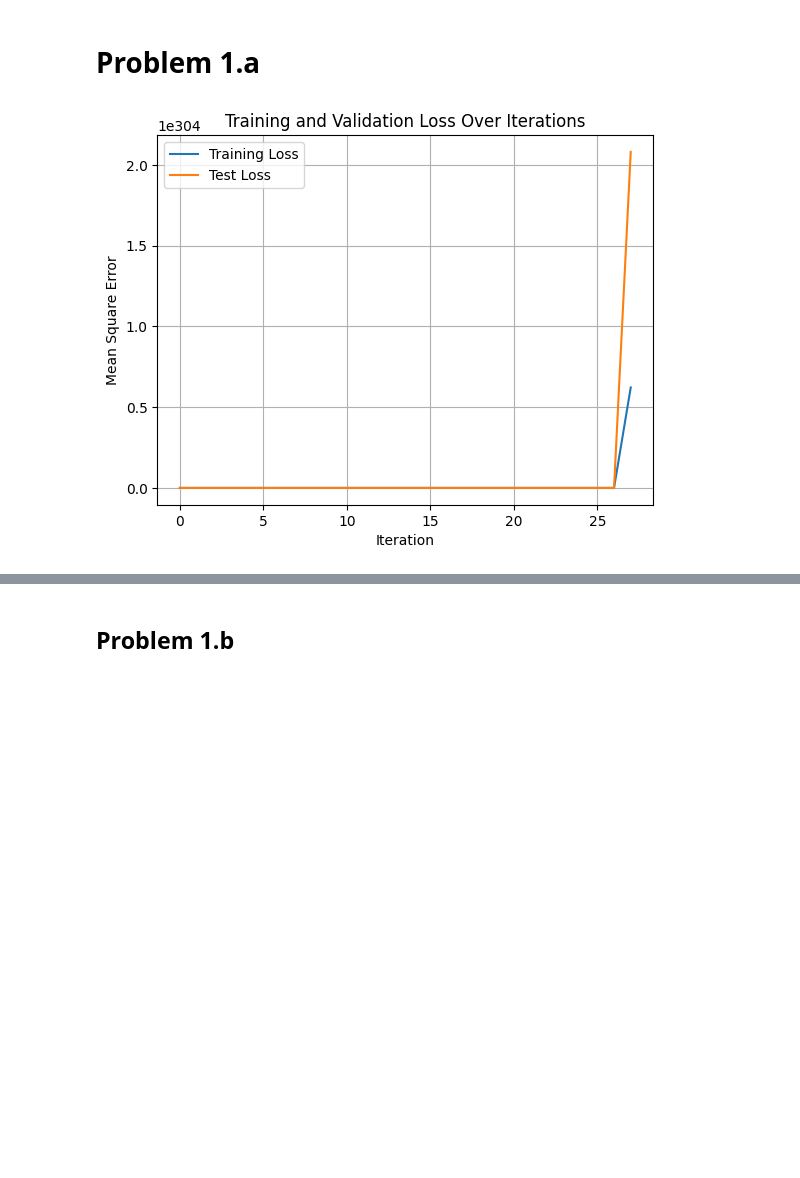
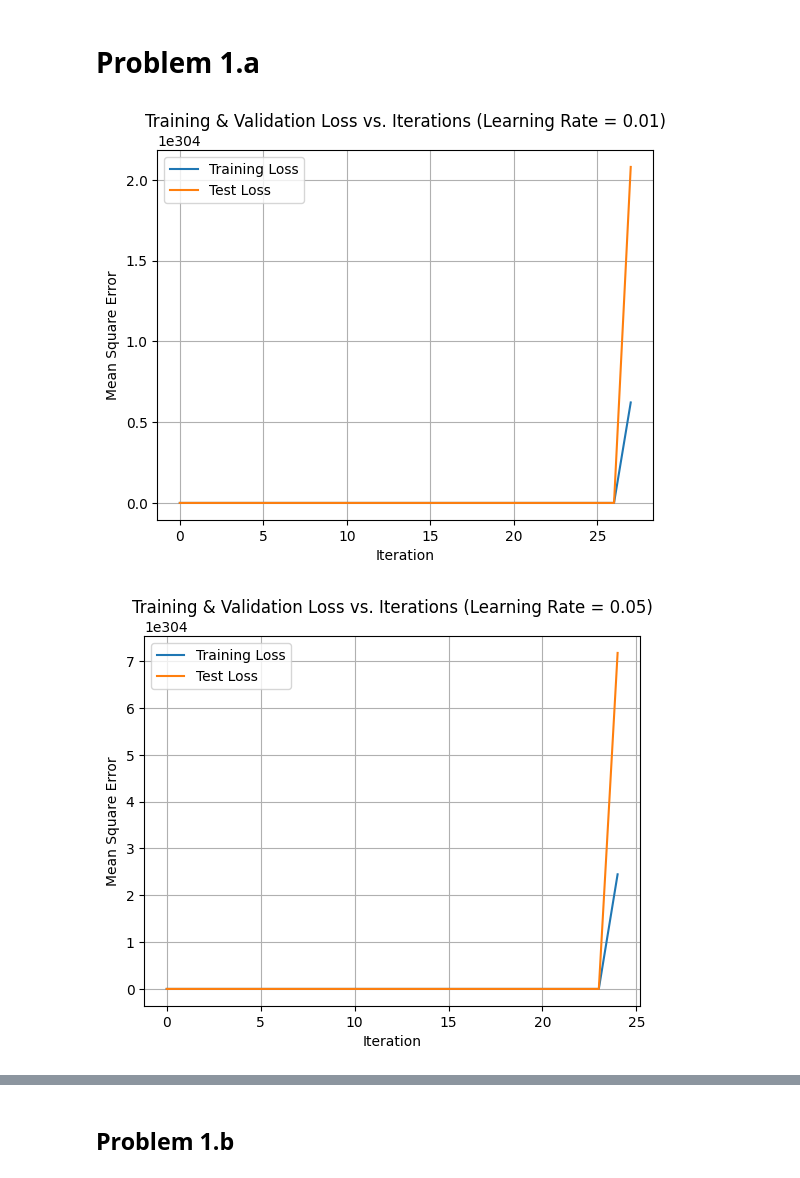
Before and after one commit to hburnt/Machine-Learning, a Jupyter notebook: intro_to_ml/Homework_2/Intro_to_ML_HW2_Problem1.ipynb, the cells around one changed output, grey strips where cells are left out. Saved outputs shown, nothing was run; the diff lists cells and outputs as text; code cells hidden in the pictures; blank space fills up the shorter version.

```diff
--- a/intro_to_ml/Homework_2/Intro_to_ML_HW2_Problem1.ipynb
+++ b/intro_to_ml/Homework_2/Intro_to_ML_HW2_Problem1.ipynb
@@ -75,24 +75,61 @@ def gradient_descent(inputs, outputs, theta, learningRate, iterations):
     data_loss[i] = trainingCostFunc(length, error)
 
   return theta, data_loss
-# %%
-#Calculating the gradient descent for 6 inputs without any pre-processing
-training_theta = np.zeros((6,1))
-learningRate = 0.01
-iterations = 1000
-
-training_theta, training_loss = gradient_descent(train_input, train_output, training_theta, learningRate, iterations)
-
-test_theta = np.zeros((6,1))
-test_theta, test_loss = gradient_descent(test_input, test_output, test_theta, learningRate, iterations)
-
-plt.grid(True)
-plt.plot(training_loss, label = 'Training Loss')
-plt.plot(test_loss, label = 'Test Loss')
-plt.xlabel("Iteration")
-plt.ylabel("Mean Square Error")
-plt.legend()
-plt.title("Training and Validation Loss Over Iterations")
-plt.show()
-# %% [output]
-[figure, removed]
+# %%
+#Calculating the gradient descent for 6 inputs without any pre-processing
+training_theta = np.zeros((6,1))
+test_theta = np.zeros((6,1))
+
+learningRate1 = 0.01
+learningRate2 = 0.05
+learningRate3 = 0.1
+iterations = 1500
+
+#------------------- For a learning rate of 0.01 ------------------- #
+training_theta, training_loss = gradient_descent(train_input, train_output, training_theta, learningRate1, iterations)
+test_theta, test_loss = gradient_descent(test_input, test_output, test_theta, learningRate1, iterations)
+
+plt.grid(True)
+plt.plot(training_loss, label = 'Training Loss')
+plt.plot(test_loss, label = 'Test Loss')
+plt.xlabel("Iteration")
+plt.ylabel("Mean Square Error")
+plt.legend()
+plt.title("Training & Validation Loss vs. Iterations (Learning Rate = 0.01)")
+plt.show()
+
+#------------------- For a learning rate of 0.05 ------------------- #
+training_theta = np.zeros((6,1))
+test_theta = np.zeros((6,1))
+
+training_theta, training_loss = gradient_descent(train_input, train_output, training_theta, learningRate2, iterations)
+test_theta, test_loss = gradient_descent(test_input, test_output, test_theta, learningRate2, iterations)
+
+
+plt.grid(True)
+plt.plot(training_loss, label = 'Training Loss')
+plt.plot(test_loss, label = 'Test Loss')
+plt.xlabel("Iteration")
+plt.ylabel("Mean Square Error")
+plt.legend()
+plt.title("Training & Validation Loss vs. Iterations (Learning Rate = 0.05)")
+plt.show()
+
+#------------------- For a learning rate of 0.1 ------------------- #
+training_theta = np.zeros((6,1))
+test_theta = np.zeros((6,1))
+
+training_theta, training_loss = gradient_descent(train_input, train_output, training_theta, learningRate3, iterations)
+test_theta, test_loss = gradient_descent(test_input, test_output, test_theta, learningRate3, iterations)
+
+plt.grid(True)
+plt.plot(training_loss, label = 'Training Loss')
+plt.plot(test_loss, label = 'Test Loss')
+plt.xlabel("Iteration")
+plt.ylabel("Mean Square Error")
+plt.legend()
+plt.title("Training & Validation Loss vs. Iterations (Learning Rate = 0.1)")
+plt.show()
+# %% [output]
+[figure, added]
+[figure, added]
```
Also changed, not shown: parts of 2 cells of this notebook.
